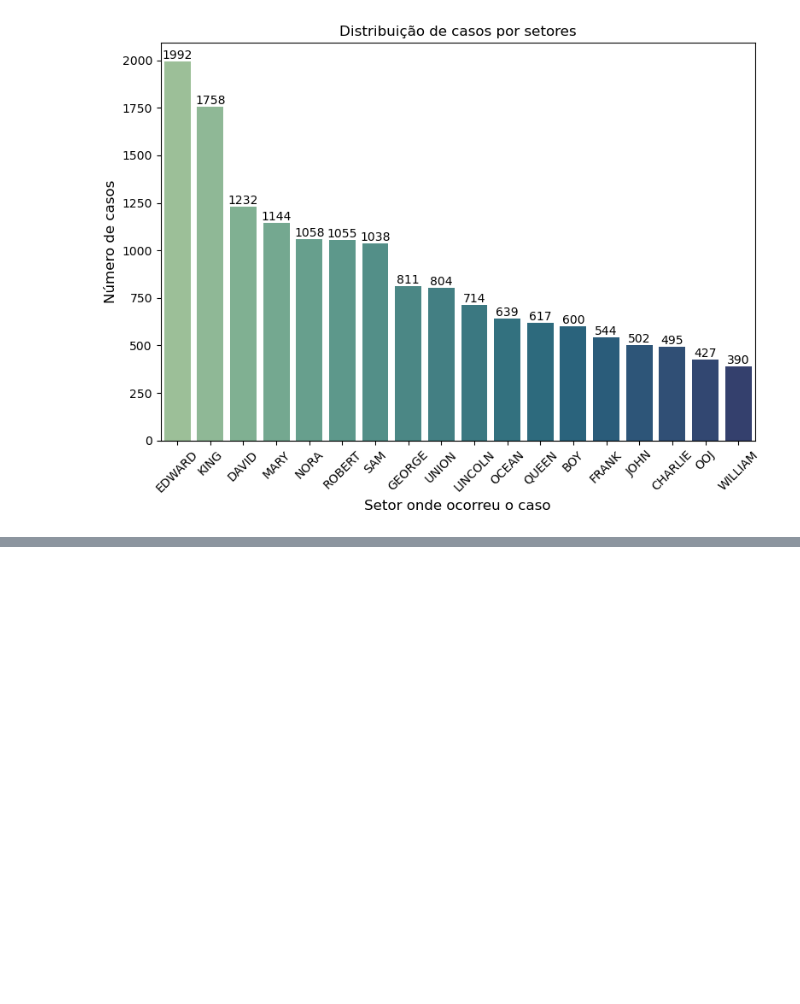
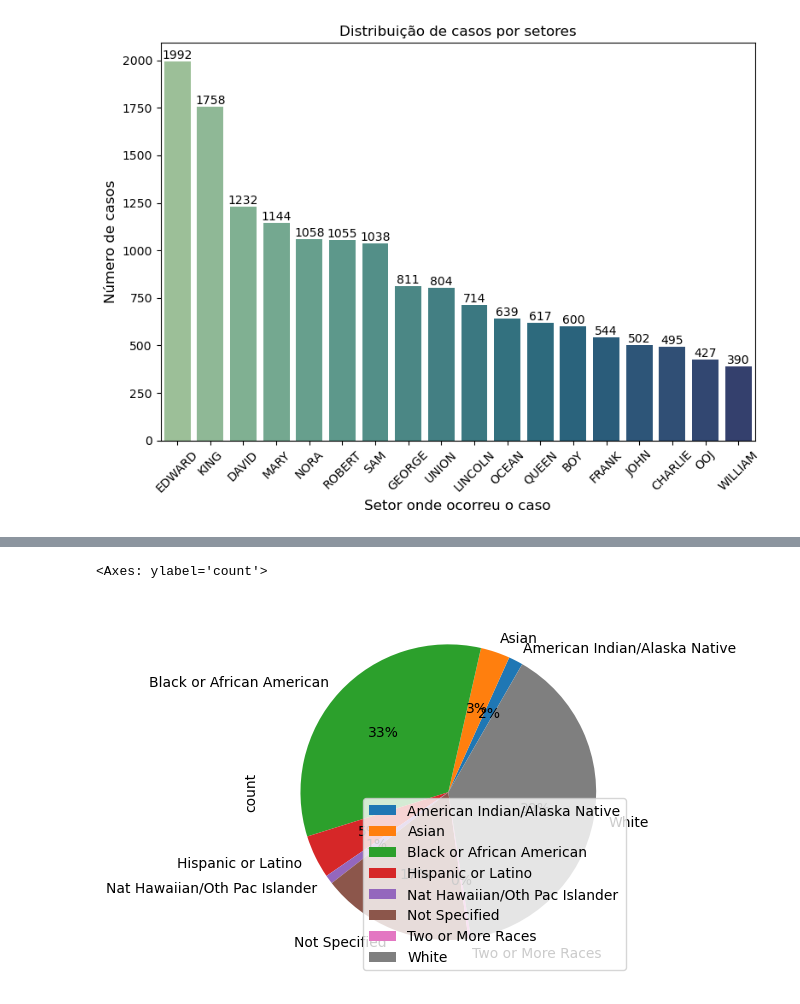
Before and after one commit to JpLimags/Use-of-force-classifier, a Jupyter notebook: Classifier_cases_use_of_force.ipynb, the cells around one changed output, grey strips where cells are left out. Saved outputs shown, nothing was run; the diff lists cells and outputs as text; code cells hidden in the pictures; blank space fills up the shorter version.

```diff
--- a/Classifier_cases_use_of_force.ipynb
+++ b/Classifier_cases_use_of_force.ipynb
@@ -145,0 +177,5 @@ fig.tight_layout();
+# %%
+qnt_race.groupby(qnt_race.index).sum().plot(kind='pie', y='count', autopct='%1.0f%%', startangle=60)
+# %% [output]
+<Axes: ylabel='count'>
+[figure, added]
```
Also changed, not shown: parts of 5 cells of this notebook.
